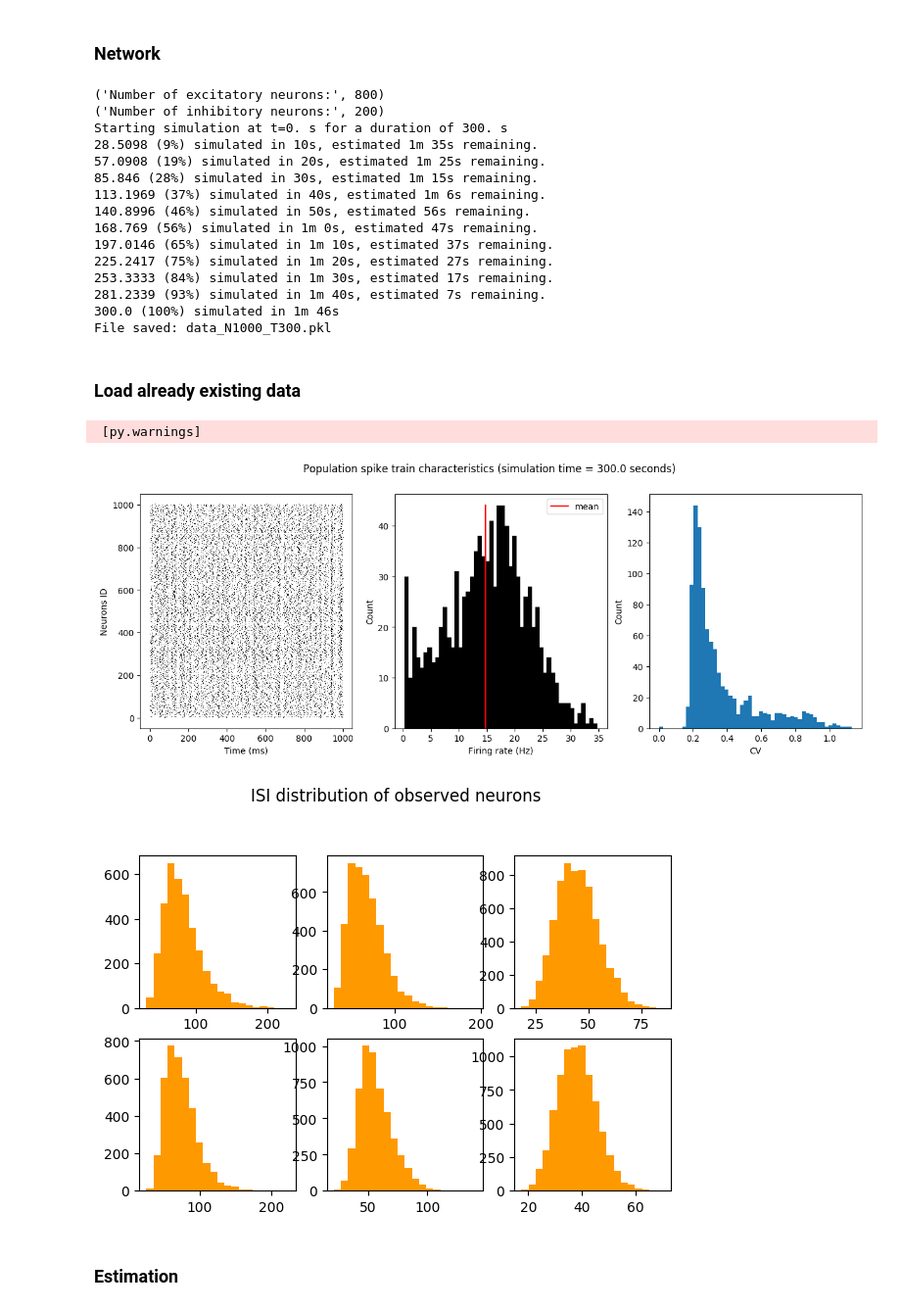
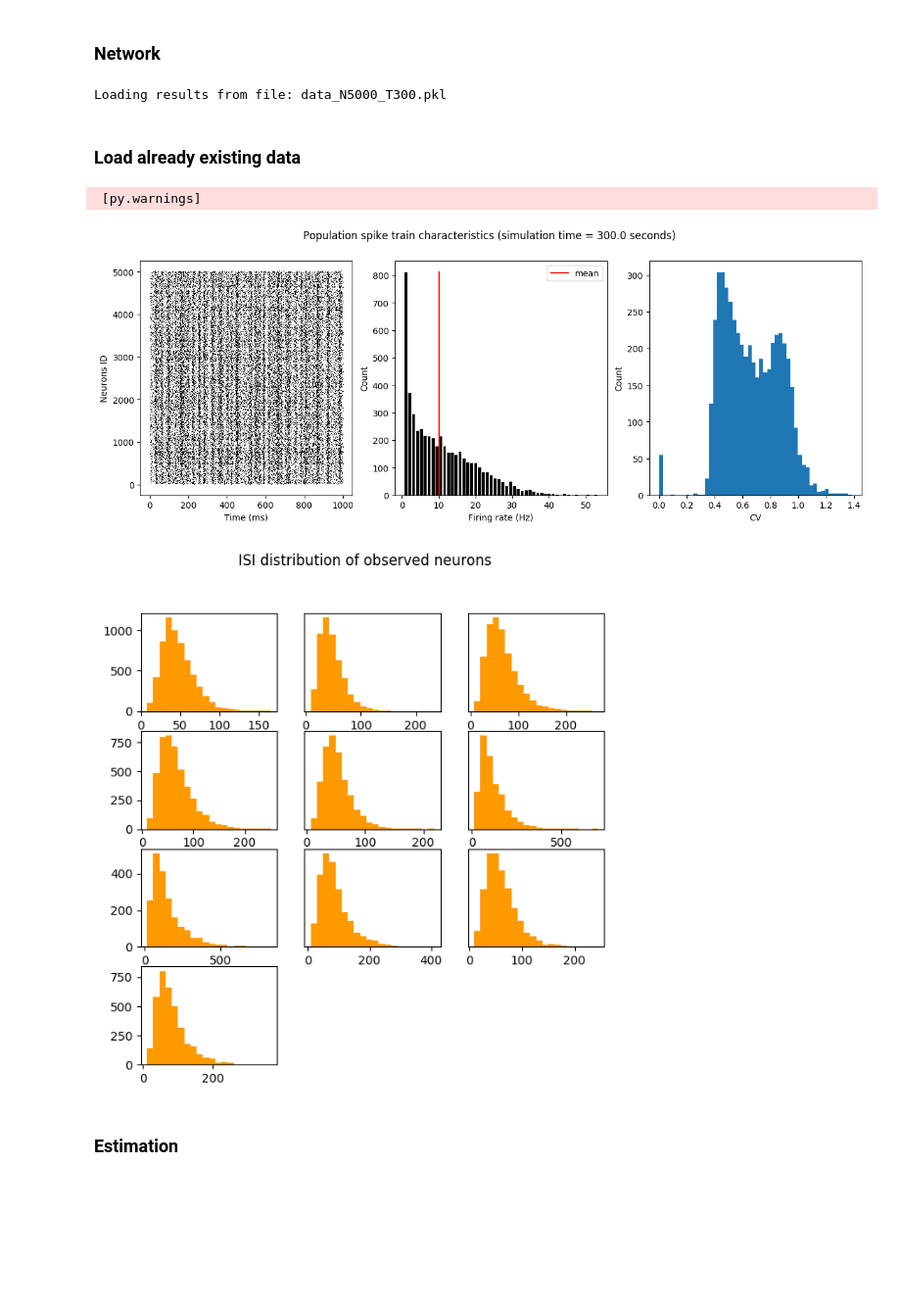
Before and after one commit to yger/inference, a Jupyter notebook: network_inference_reduced.ipynb, the cells around one changed output. Shown at 98% size. Cells and saved outputs as stored; diff of their text form; code cells hidden in the pictures; blank space fills up the shorter version.

```diff
--- a/network_inference_reduced.ipynb
+++ b/network_inference_reduced.ipynb
@@ -13,6 +16,9 @@ sim_t = 300*second #simulation time
 # %% [markdown]
 ### Network
 # %%
+device.reinit()
+device.activate()
+
 if filename is None: #only simulate new network if required
 
     ######################
@@ -42,9 +48,6 @@ if filename is None: #only simulate new network if required
     ######################
     ###### NETWORK #######
     ######################
-
-    start_scope()
-
     eqs = '''
     dv/dt  = (ge+gi-(v-El))/taum : volt (unless refractory)
     dge/dt = -ge/taue : volt
@@ -67,16 +70,15 @@ if filename is None: #only simulate new network if required
     Si = Synapses(G[N_e:], G, 'wi: volt', on_pre='gi += wi')
     Se.connect('i!=j', p=pe)
     Si.connect('i!=j', p=pi)
-    we_init = (60*0.27/10)*mV
-    wi_init = (-20*4.5/10)*mV
-    Se.we = we_init#*np.random.rand(len(Se.i))*mV # random excitatory synaptic weight (voltage)
-    Si.wi = wi_init#*np.random.rand(len(Si.i))*mV # random inhibitory synaptic weight
+    we_init = 2*(60*0.27/10)*mV
+    wi_init = 2*(-20*4.5/10)*mV
+    Se.we = "we_init*rand()" # random excitatory synaptic weight (voltage)
+    Si.wi = "wi_init*rand()" # random inhibitory synaptic weight
     Se.delay = d
     Si.delay = d
 
     # spikes
     spikemon = SpikeMonitor(G, record=True)
-
     run(sim_t, report='text')
 
     # discard first 5 seconds
@@ -95,41 +97,27 @@ if filename is None: #only simulate new network if required
     df = pd.DataFrame(columns=['spiketimes','spikeid','Nobs','Ntot','Jmat','Jmat_obs','obs_neurons','sim_time'])
     df = df.append({'spiketimes': sptimes,
                     'spikeid': np.array(spid),
-                    'Nobs': Nneurons_obs,
                     'Ntot': Nneurons_tot,
                     'Jmat': Jmat,
                     'sim_time': sim_t/second
                     }, ignore_index=True)
 
-    filename = 'data_N'+str(Nneurons_tot)+'_T'+str(int(sim_t/second))+'.pkl'
+    filename = 'data_N'+str(Nneurons_tot)+'_T'+str(int(sim_t/second))
     print('File saved: %s' %filename)
-    df.to_pickle(filename)
+    df.to_pickle(filename+'.pkl')
+else:
+    print("Loading results from file: %s.pkl" %filename)
 # %% [output]
-('Number of excitatory neurons:', 800)
-('Number of inhibitory neurons:', 200)
-Starting simulation at t=0. s for a duration of 300. s
-28.5098 (9%) simulated in 10s, estimated 1m 35s remaining.
-57.0908 (19%) simulated in 20s, estimated 1m 25s remaining.
-85.846 (28%) simulated in 30s, estimated 1m 15s remaining.
-113.1969 (37%) simulated in 40s, estimated 1m 6s remaining.
-140.8996 (46%) simulated in 50s, estimated 56s remaining.
-168.769 (56%) simulated in 1m 0s, estimated 47s remaining.
-197.0146 (65%) simulated in 1m 10s, estimated 37s remaining.
-225.2417 (75%) simulated in 1m 20s, estimated 27s remaining.
-253.3333 (84%) simulated in 1m 30s, estimated 17s remaining.
-281.2339 (93%) simulated in 1m 40s, estimated 7s remaining.
-300.0 (100%) simulated in 1m 46s
-File saved: data_N1000_T300.pkl
+Loading results from file: data_N5000_T300.pkl
 # %% [markdown]
 ### Load already existing data
 # %%
 # load data --------------
 if filename is not None:
-    df = pd.read_pickle(filename)
+    df = pd.read_pickle(filename+".pkl")
 
 sptimes = df['spiketimes'][0]
 spid = df['spikeid'][0]
-Nneurons_obs = df['Nobs'][0]
 Nneurons_tot = df['Ntot'][0]
 Jmat = df['Jmat'][0]
 sim_t = df['sim_time'][0]
@@ -169,39 +157,45 @@ count,edges = np.histogram(fr,bins=50)
 bar(edges[1:]-edges[:-1]+edges[:-1],count,facecolor='k')
 plot([np.mean(fr),np.mean(fr)],[0,np.max(count)],'r',label='mean')
 xlabel('Firing rate (Hz)')
 ylabel('Count')
 legend()
 
 # coefficient of variation
 subplot(133)
 hist(ISIstat['cv'],50)
 xlabel('CV')
 ylabel('Count')
-savefig('population.pdf')
+savefig('plots/%s_population.pdf' %filename)
 
 figure(figsize=(7,7))
 suptitle('ISI distribution of observed neurons')
 
 # change observed neurons id to neurons with at least mean fr=5 Hz
 np.random.seed(100)
 
-obs_neurons_ind = np.random.choice(np.where(fr>=10)[0],Nneurons_obs)
+obs_neurons_ind = np.random.choice(np.where(fr>=rate_min)[0],Nneurons_obs)
 Jmat_obs = Jmat[obs_neurons_ind,:][:,obs_neurons_ind] #connectivity matrix of observed neurons
 
-for i_N,ind in enumerate(obs_neurons_ind):
-    subplot(3,3,i_N+1)
+nb_cols = 3
+nb_rows = int(ceil(Nneurons_obs/float(nb_cols)))
+
+for count,ind in enumerate(obs_neurons_ind):
+    subplot(nb_rows,nb_cols,count+1)
     hist(ISI[ind],20,facecolor=[1,0.6,0])
-savefig('ISI_dist.pdf')
+    if mod(count, nb_cols) != 0:
+        yticks([], [])
+
+savefig('plots/%s_ISI_dist.pdf' %filename)
 show()
 
 # into dictionary
 Spt_dict = {}
 for i_N,id_N in enumerate(obs_neurons_ind):
     idx = np.where(spid == id_N)[0]
     Spt_dict[i_N] = sptimes[idx]
 # %% [output]
  [py.warnings]
-[figure, old version]
+[figure, new version]
-[figure, old version]
+[figure, new version]
 # %% [markdown]
 ### Estimation
```
Also changed, not shown: parts of 4 cells of this notebook, 1 other file.
